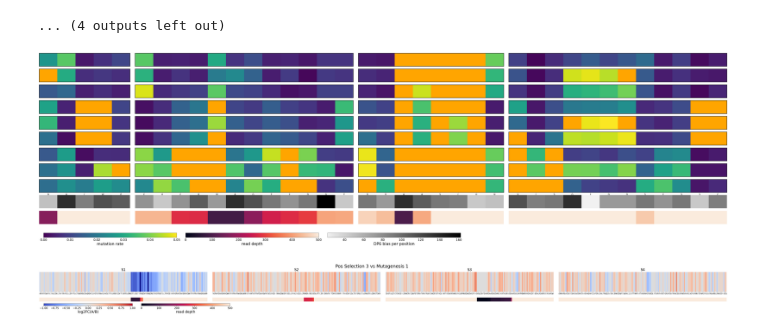
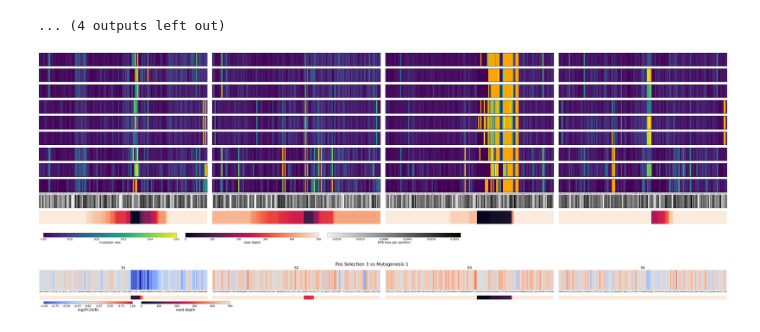
Before and after one commit to AliceHovsepyan/pogo_pance_draft, a Jupyter notebook: DMS_analysis_PACE.ipynb, the cells around one changed output. Drawn from its saved outputs; the diff is of its cells as text; code cells hidden in the pictures.

```diff
--- a/DMS_analysis_PACE.ipynb
+++ b/DMS_analysis_PACE.ipynb
@@ -678,10 +746,10 @@ for Section in Sections:
 <Figure size 640x480 with 0 Axes>
 ... (4 outputs left out)
 # %%
-FigFolder = os.path.join(base_dir, "output/PACE/cycle_mut_enrichment/cycle_mut_enrichment_wC2")
-compare_mut_enrichement_for_all(all_reads, ref_gene, use_rev_read =True, use_forward_read= True, data_type = "AA", combine_mut_rates=True, FigFolder=FigFolder, variants = ["Mutagenesis_BC1", "NegPosSelection_BC1", "NegPosSelection_BC2", "Cycle2Mutagenesis_BC1", "Cycle2NegPos_BC1", "Cycle2NegPos_BC2" ,"Mutagenesis_BC2", "NegPosSelection_BC3", "NegPosSelection_BC4"], plt_titles =["Mutagenesis 1", "Neg Selection 1", "Pos Selection 1", "Mutagenesis 2", "Neg Selection 2", "Pos Selection 2", "Mutagenesis 3", "Neg Selection  3", "Pos Selection 3"], Primer_out_of_triplets=Primer_out_of_triplets, Barcodes=Barcodes, Primer_seq= Primer_seq, codons=codons, vmax =0.05, show_cbar_for_each = False, show_plttitles = False, bias_per_pos= chance_of_mut_pos_dict, show_only_pos=high_mut_pos_dict )
+FigFolder = None#os.path.join(base_dir, "output/PACE/cycle_mut_enrichment/cycle_mut_enrichment_wC2")
+compare_mut_enrichement_for_all(all_reads, ref_gene, use_rev_read =True, use_forward_read= True, data_type = "AA", combine_mut_rates=True, FigFolder=FigFolder, variants = ["Mutagenesis_BC1", "NegPosSelection_BC1", "NegPosSelection_BC2", "Cycle2Mutagenesis_BC1", "Cycle2NegPos_BC1", "Cycle2NegPos_BC2" ,"Mutagenesis_BC2", "NegPosSelection_BC3", "NegPosSelection_BC4"], plt_titles =["Mutagenesis 1", "Neg Selection 1", "Pos Selection 1", "Mutagenesis 2", "Neg Selection 2", "Pos Selection 2", "Mutagenesis 3", "Neg Selection  3", "Pos Selection 3"], Primer_out_of_triplets=Primer_out_of_triplets, Barcodes=Barcodes, Primer_seq= Primer_seq, codons=codons, vmax =0.05, show_cbar_for_each = False, show_plttitles = False, bias_per_pos= chance_of_mut_pos_dict)
 # %% [output]
-[figure, old version]
+[figure, new version]
 # %%
 #figfolder = "output/PACE/cycle_mut_enrichment"
 CycleA = "NegPosSelection"#"Mutagenesis"
```
Also changed, not shown: parts of 5 cells of this notebook, 1 other file.
